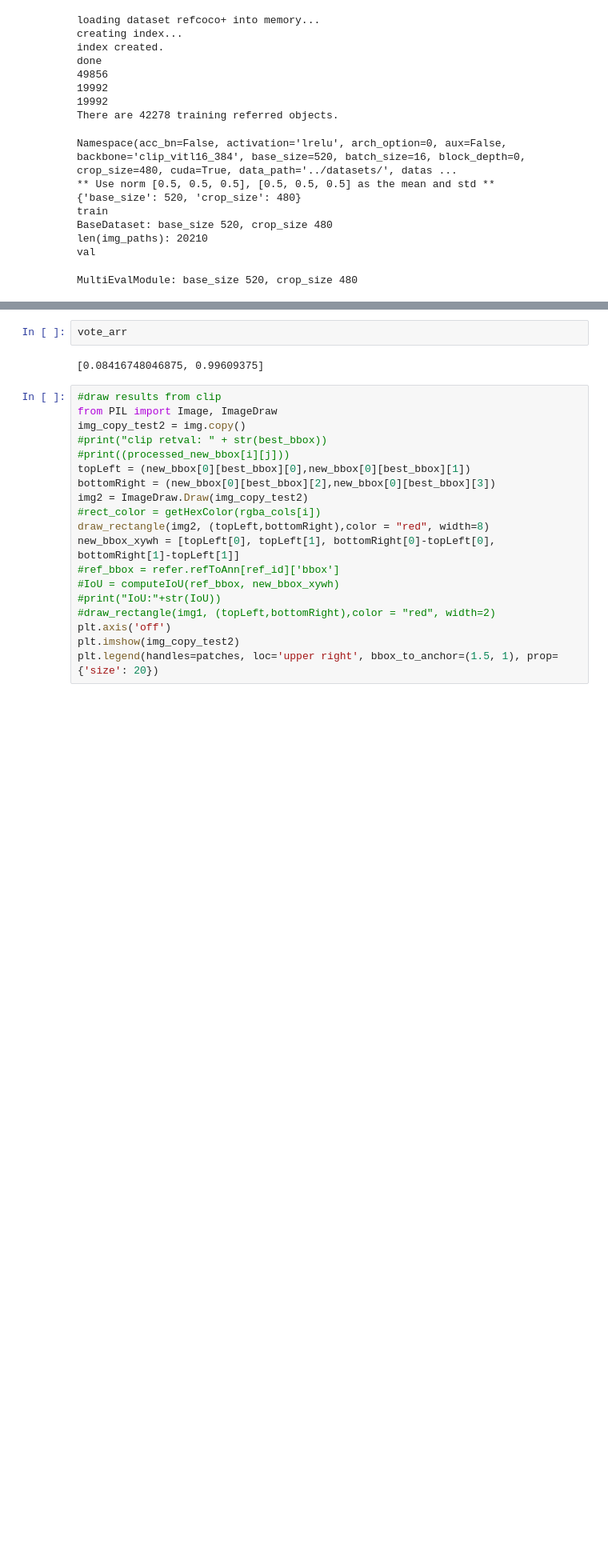
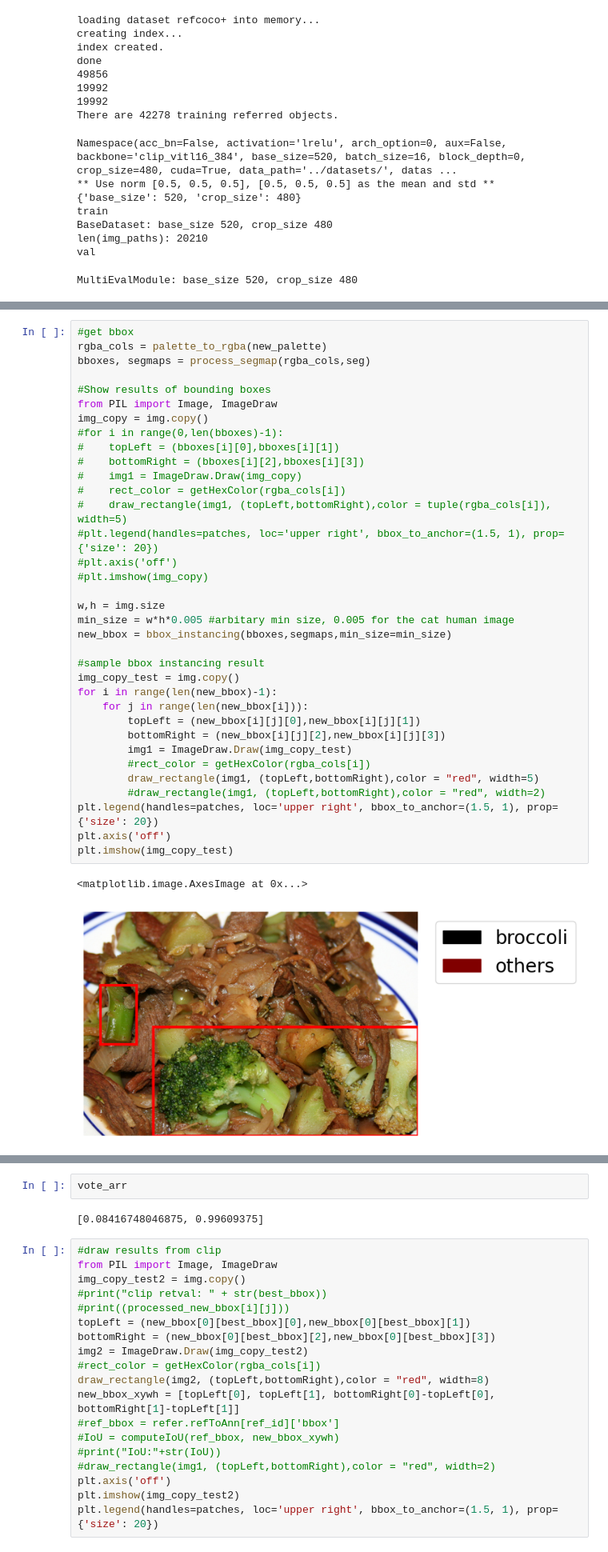
Before and after one commit to zixinglin07/instance-lseg, a Jupyter notebook: refcoco_notebook.ipynb, the cells around one changed output, grey strips where cells are left out. Shown at 80% size. Drawn from its saved outputs; the diff is of its cells as text; blank space fills up the shorter version.

```diff
--- a/refcoco_notebook.ipynb
+++ b/refcoco_notebook.ipynb
@@ -692,2 +751,40 @@ LSeg label person.
+# %%
+#get bbox
+rgba_cols = palette_to_rgba(new_palette)
+bboxes, segmaps = process_segmap(rgba_cols,seg)
+
+#Show results of bounding boxes
+from PIL import Image, ImageDraw
+img_copy = img.copy()
+#for i in range(0,len(bboxes)-1):
+#    topLeft = (bboxes[i][0],bboxes[i][1])
+#    bottomRight = (bboxes[i][2],bboxes[i][3])
+#    img1 = ImageDraw.Draw(img_copy)
+#    rect_color = getHexColor(rgba_cols[i])
+#    draw_rectangle(img1, (topLeft,bottomRight),color = tuple(rgba_cols[i]), width=5)
+#plt.legend(handles=patches, loc='upper right', bbox_to_anchor=(1.5, 1), prop={'size': 20})
+#plt.axis('off')
+#plt.imshow(img_copy)
+
+w,h = img.size
+min_size = w*h*0.005 #arbitary min size, 0.005 for the cat human image
+new_bbox = bbox_instancing(bboxes,segmaps,min_size=min_size)
+
+#sample bbox instancing result
+img_copy_test = img.copy()
+for i in range(len(new_bbox)-1):
+    for j in range(len(new_bbox[i])):
+        topLeft = (new_bbox[i][j][0],new_bbox[i][j][1])
+        bottomRight = (new_bbox[i][j][2],new_bbox[i][j][3])
+        img1 = ImageDraw.Draw(img_copy_test)
+        #rect_color = getHexColor(rgba_cols[i])
+        draw_rectangle(img1, (topLeft,bottomRight),color = "red", width=5)
+        #draw_rectangle(img1, (topLeft,bottomRight),color = "red", width=2)
+plt.legend(handles=patches, loc='upper right', bbox_to_anchor=(1.5, 1), prop={'size': 20})
+plt.axis('off')
+plt.imshow(img_copy_test)
+# %% [output]
+<matplotlib.image.AxesImage at 0x...>
+[figure, added]
 # %%
 
```
Also changed, not shown: parts of 10 cells of this notebook, 3 other files.
